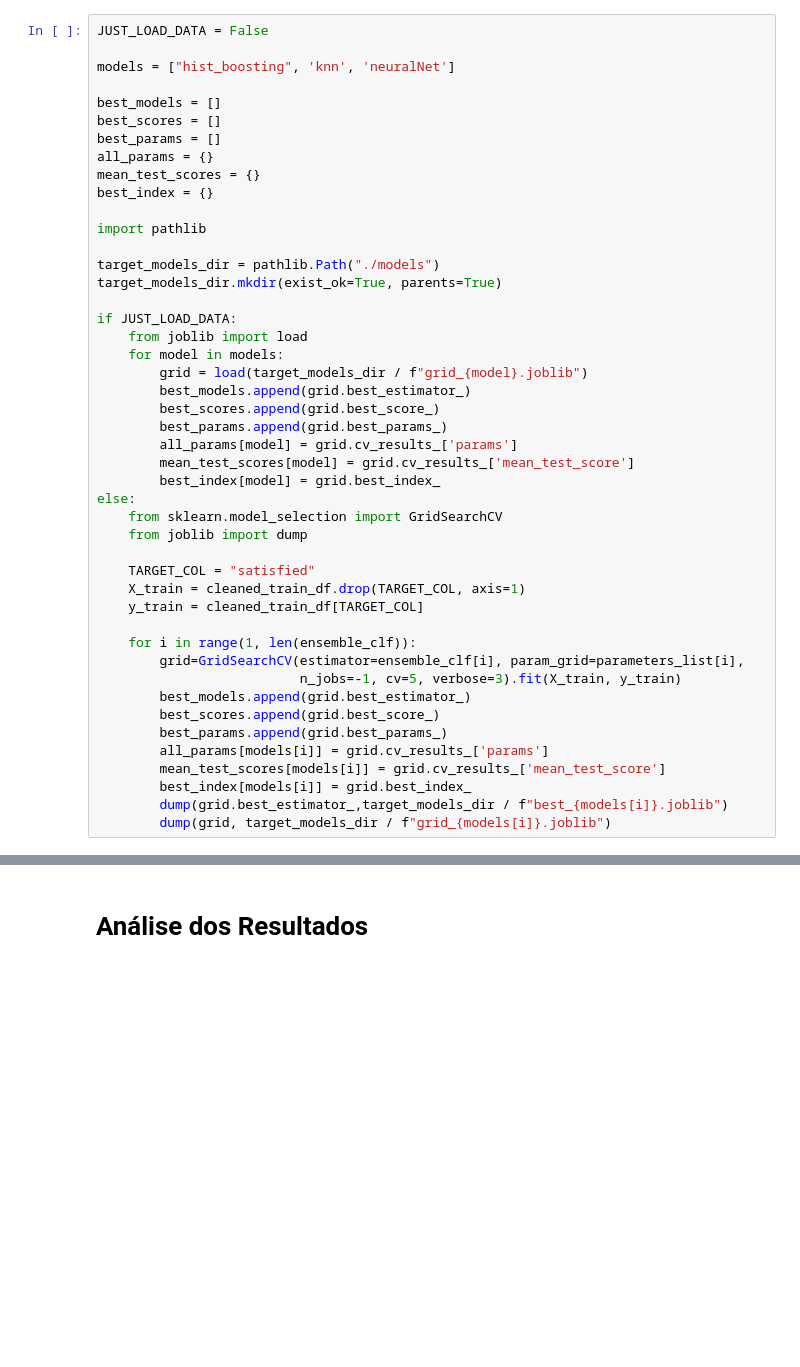
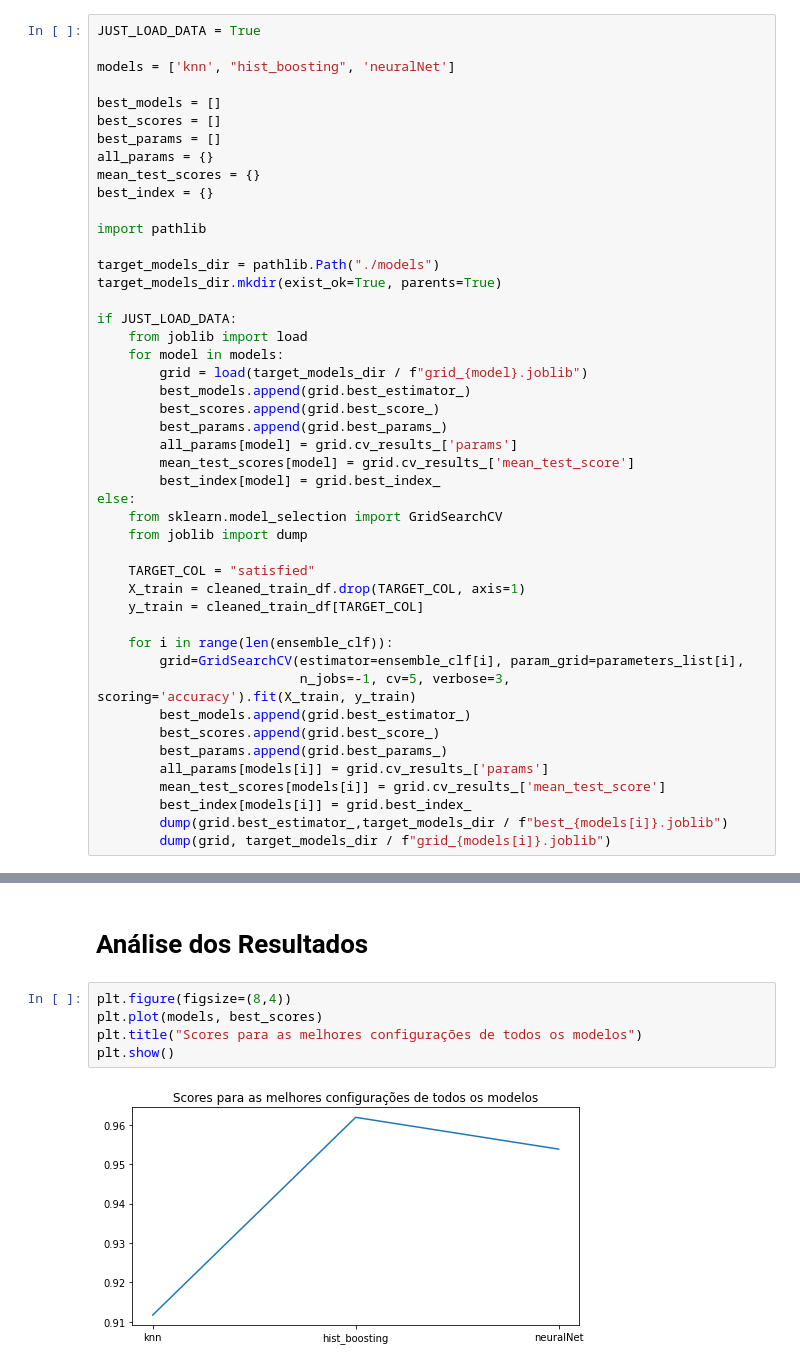
Before and after one commit to Pendulun/AirlinePassengerSatisfaction, a Jupyter notebook: airlineSatsPred.ipynb, the cells around one changed output, grey strips where cells are left out. Saved outputs shown, nothing was run; the diff lists cells and outputs as text; blank space fills up the shorter version.

```diff
--- a/airlineSatsPred.ipynb
+++ b/airlineSatsPred.ipynb
@@ -356,9 +344,9 @@ parameters_list=[knn_params, hist_params, neural_params]
 # %% [markdown]
 <b>ATENÇÃO:</b> Se quiser executar, de fato, os modelos, defina a variável JUST_LOAD_DATA como False. Se quiser apenas carregar os melhores modelos encontrados, defina JUST_LOAD_DATA como True.
 # %%
-JUST_LOAD_DATA = False
+JUST_LOAD_DATA = True
 
-models = ["hist_boosting", 'knn', 'neuralNet']
+models = ['knn', "hist_boosting", 'neuralNet']
 
 best_models = []
 best_scores = []
@@ -390,9 +378,9 @@ else:
     X_train = cleaned_train_df.drop(TARGET_COL, axis=1)
     y_train = cleaned_train_df[TARGET_COL]
 
-    for i in range(1, len(ensemble_clf)):
+    for i in range(len(ensemble_clf)):
         grid=GridSearchCV(estimator=ensemble_clf[i], param_grid=parameters_list[i],
-                          n_jobs=-1, cv=5, verbose=3).fit(X_train, y_train)
+                          n_jobs=-1, cv=5, verbose=3, scoring='accuracy').fit(X_train, y_train)
         best_models.append(grid.best_estimator_)
         best_scores.append(grid.best_score_)
         best_params.append(grid.best_params_)
@@ -407,2 +392,9 @@ Fitting 5 folds for each of 4 candidates, totalling 20 fits
 # %% [markdown]
 # Análise dos Resultados
+# %%
+plt.figure(figsize=(8,4))
+plt.plot(models, best_scores)
+plt.title("Scores para as melhores configurações de todos os modelos")
+plt.show()
+# %% [output]
+[figure, added]
```
Also changed, not shown: parts of 22 cells of this notebook, 4 other files.
